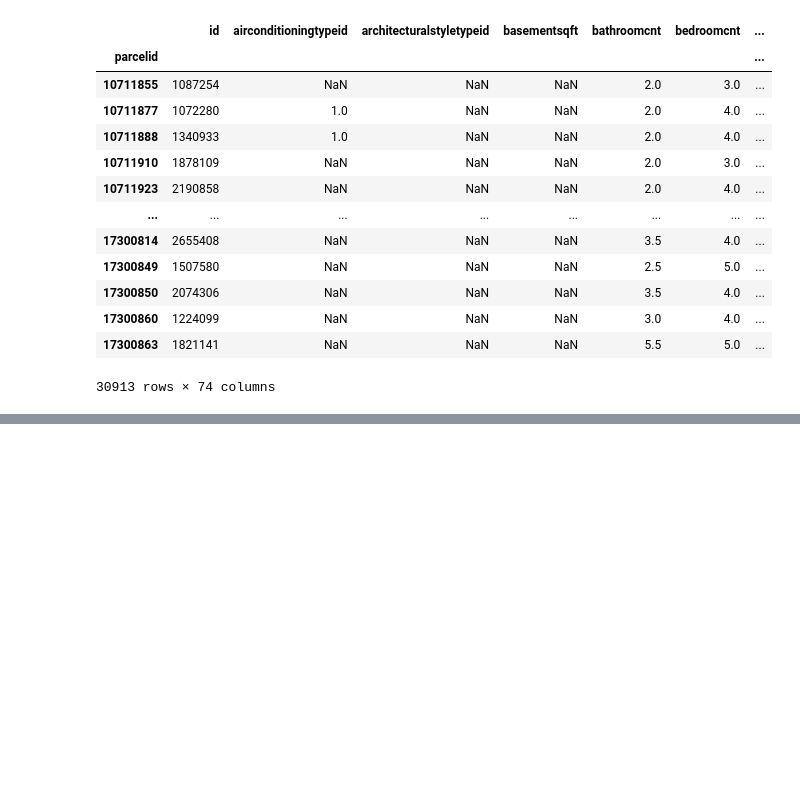
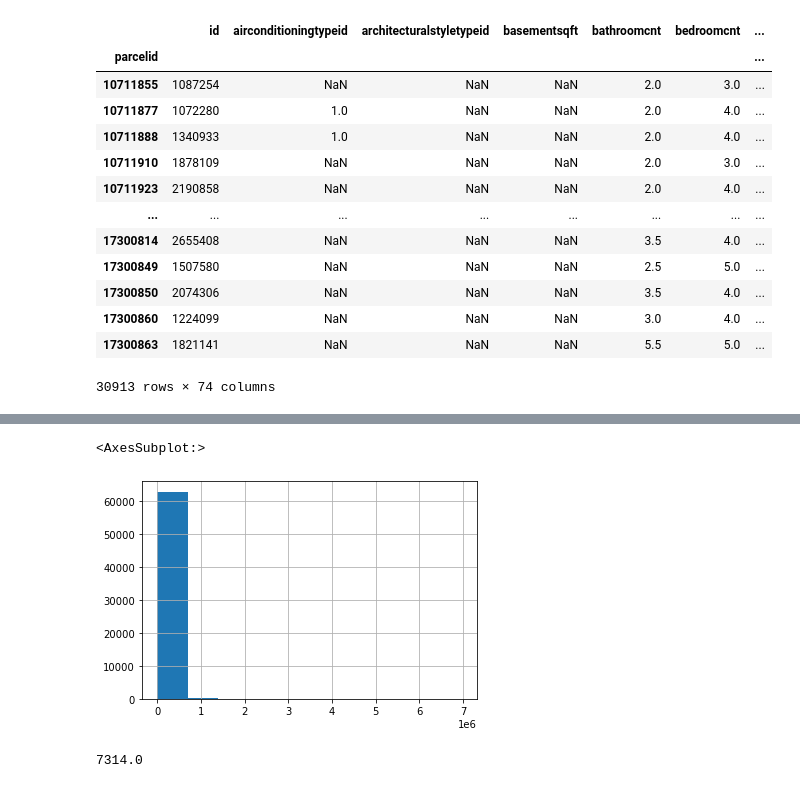
Before and after one commit to o0amandagomez0o/clustering-exercises, a Jupyter notebook: zillow.ipynb, the cells around one changed output, grey strips where cells are left out. Drawn from its saved outputs; the diff is of its cells as text; code cells hidden in the pictures; blank space fills up the shorter version.

```diff
--- a/zillow.ipynb
+++ b/zillow.ipynb
@@ -251,0 +960,12 @@ df.dropna(axis = 0, thresh = 0.5 * len(df.columns))
+# %%
+# look at lot-size distribution
+df.lotsizesquarefeet.hist()
+# %% [output]
+<AxesSubplot:>
+[figure, added]
+# %%
+# what is the median lot size?
+
+df.lotsizesquarefeet.median()
+# %% [output]
+7314.0
```
Also changed, not shown: parts of 94 cells of this notebook, 3 other files.
